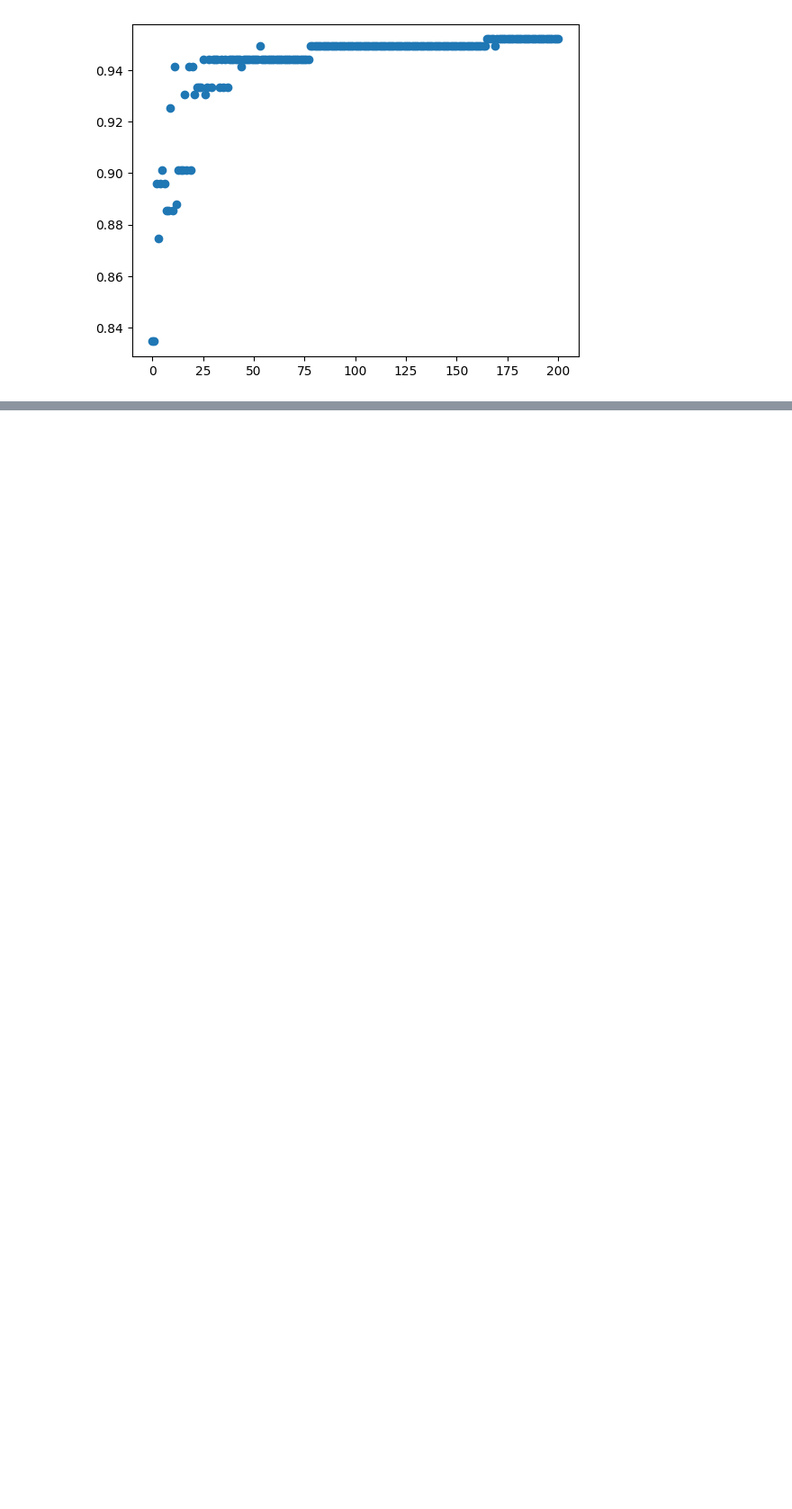
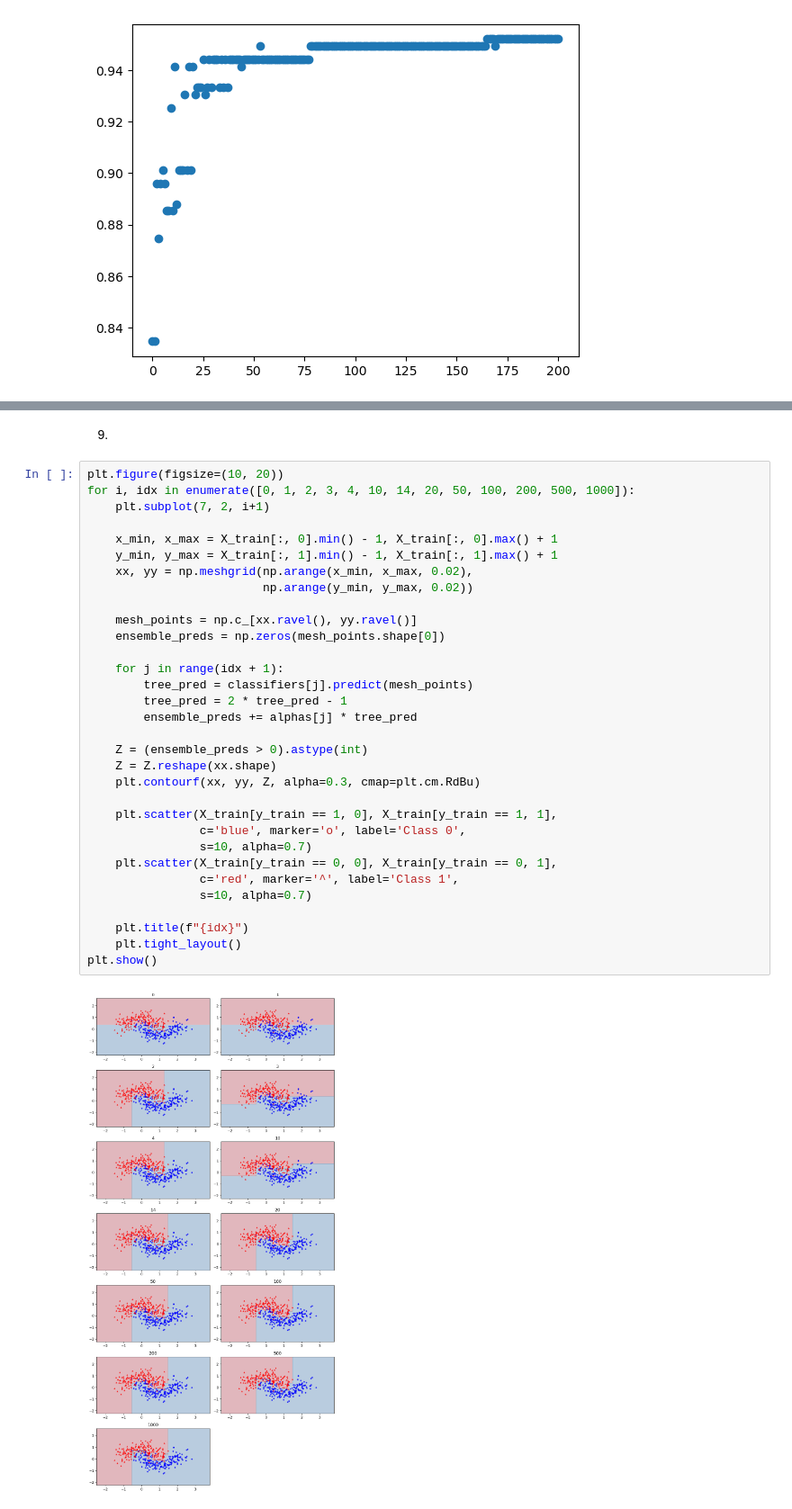
Before and after one commit to jacobnarvades/machinelearning, a Jupyter notebook: adaboost/make_moons.ipynb, the cells around one changed output, grey strips where cells are left out. Shown at 90% size. Drawn from its saved outputs; the diff is of its cells as text; blank space fills up the shorter version.

```diff
--- a/adaboost/make_moons.ipynb
+++ b/adaboost/make_moons.ipynb
@@ -148,0 +187,36 @@ plt.show()
+# %% [markdown]
+9.
+# %%
+plt.figure(figsize=(10, 20))
+for i, idx in enumerate([0, 1, 2, 3, 4, 10, 14, 20, 50, 100, 200, 500, 1000]):
+    plt.subplot(7, 2, i+1)
+
+    x_min, x_max = X_train[:, 0].min() - 1, X_train[:, 0].max() + 1
+    y_min, y_max = X_train[:, 1].min() - 1, X_train[:, 1].max() + 1
+    xx, yy = np.meshgrid(np.arange(x_min, x_max, 0.02),
+                         np.arange(y_min, y_max, 0.02))
+
+    mesh_points = np.c_[xx.ravel(), yy.ravel()]
+    ensemble_preds = np.zeros(mesh_points.shape[0])
+
+    for j in range(idx + 1):
+        tree_pred = classifiers[j].predict(mesh_points)
+        tree_pred = 2 * tree_pred - 1
+        ensemble_preds += alphas[j] * tree_pred
+
+    Z = (ensemble_preds > 0).astype(int)
+    Z = Z.reshape(xx.shape)
+    plt.contourf(xx, yy, Z, alpha=0.3, cmap=plt.cm.RdBu)
+
+    plt.scatter(X_train[y_train == 1, 0], X_train[y_train == 1, 1],
+                c='blue', marker='o', label='Class 0',
+                s=10, alpha=0.7)
+    plt.scatter(X_train[y_train == 0, 0], X_train[y_train == 0, 1],
+                c='red', marker='^', label='Class 1',
+                s=10, alpha=0.7)
+
+    plt.title(f"{idx}")
+    plt.tight_layout()
+plt.show()
+# %% [output]
+[figure, added]
```
Also changed, not shown: parts of 8 cells of this notebook.
